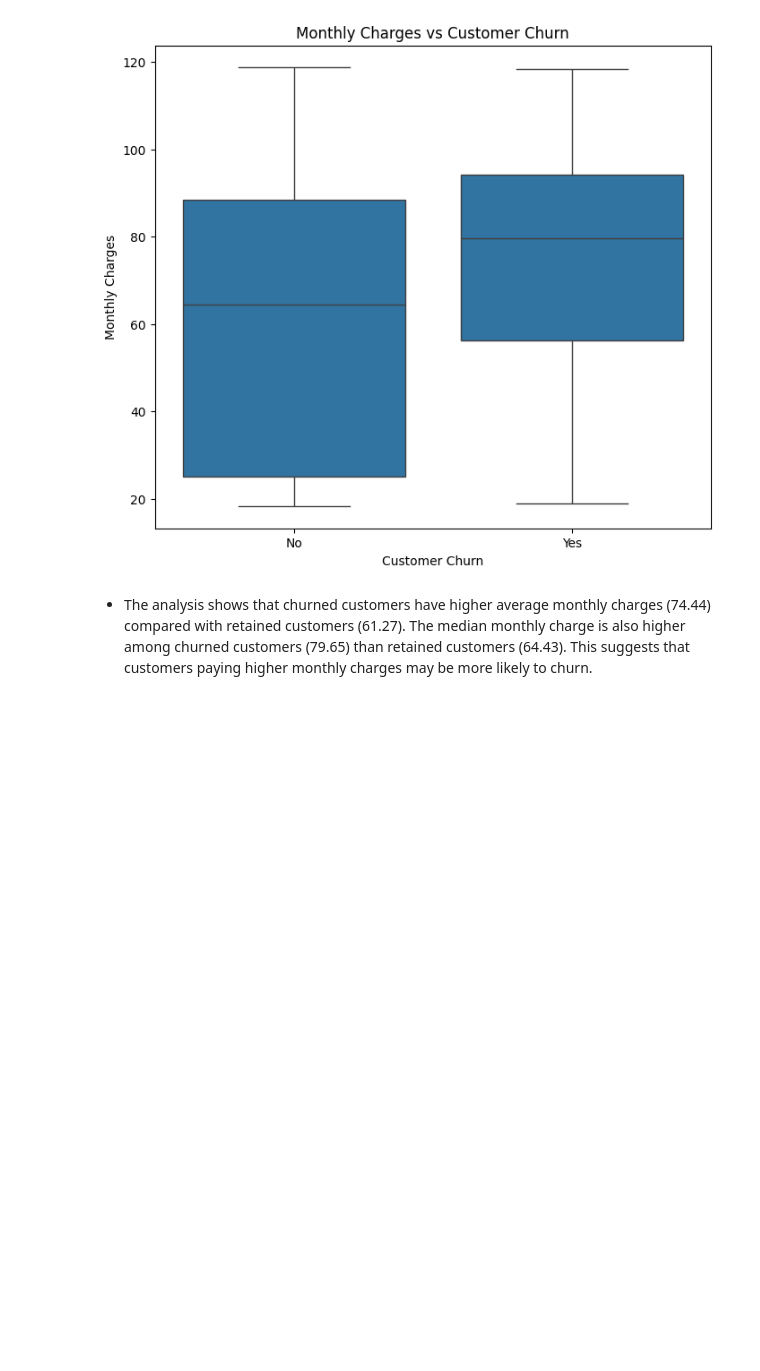
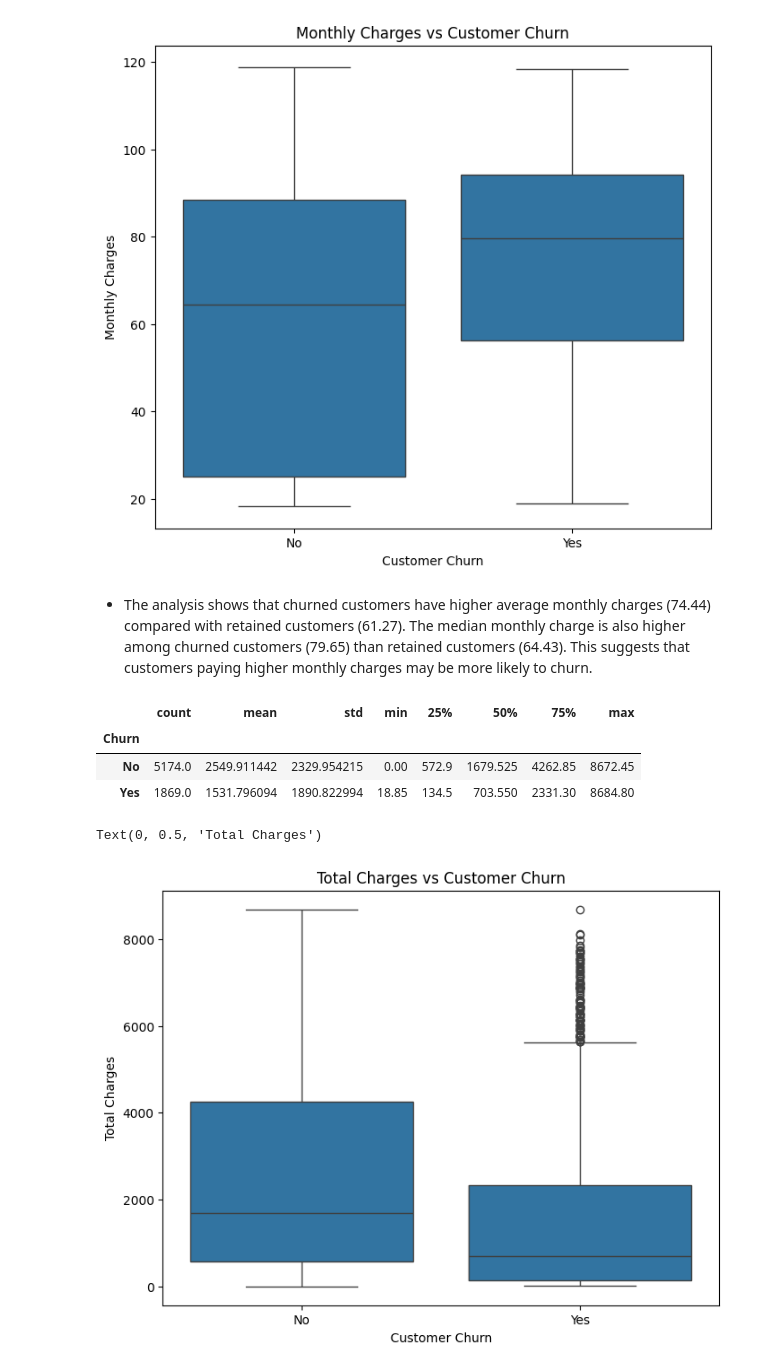
Before and after one commit to dheeraj59/Telco-Customer-Churn-EDA, a Jupyter notebook: eda.ipynb, the cells around one changed output. Saved outputs shown, nothing was run; the diff lists cells and outputs as text; code cells hidden in the pictures; blank space fills up the shorter version.

Commit message:
Add Numerical bivariate analysis of TotalCharges vs Churn

```diff
--- a/eda.ipynb
+++ b/eda.ipynb
@@ -1417,3 +1417,20 @@ Text(0, 0.5, 'Monthly Charges')
 [figure]
 # %% [markdown]
 - The analysis shows that churned customers have higher average monthly charges (74.44) compared with retained customers (61.27). The median monthly charge is also higher among churned customers (79.65) than retained customers (64.43). This suggests that customers paying higher monthly charges may be more likely to churn.
+# %%
+# TotalCharges vs Churn
+df.groupby("Churn")["TotalCharges"].describe()
+# %% [output]
+|  | count | mean | std | min | 25% | 50% | 75% | max |
+| Churn |  |  |  |  |  |  |  |  |
+| No | 5174.0 | 2549.911442 | 2329.954215 | 0.00 | 572.9 | 1679.525 | 4262.85 | 8672.45 |
+| Yes | 1869.0 | 1531.796094 | 1890.822994 | 18.85 | 134.5 | 703.550 | 2331.30 | 8684.80 |
+# %%
+plt.figure(figsize=(8,6))
+sns.boxplot(data=df, x='Churn', y='TotalCharges')
+plt.title('Total Charges vs Customer Churn')
+plt.xlabel('Customer Churn')
+plt.ylabel('Total Charges')
+# %% [output]
+Text(0, 0.5, 'Total Charges')
+[figure, added]
```
Also changed, not shown: parts of 1 cell of this notebook.
